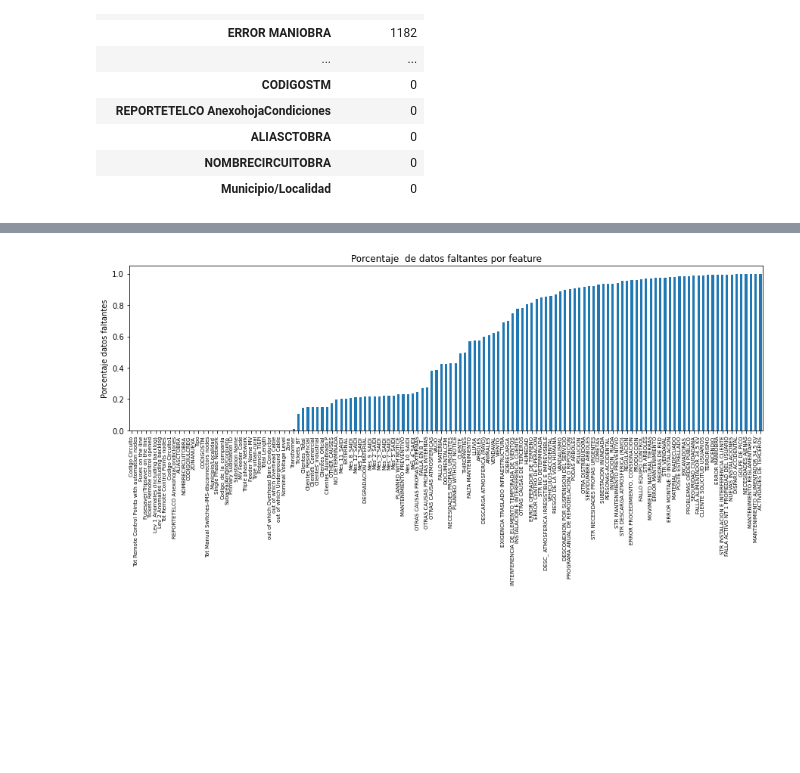
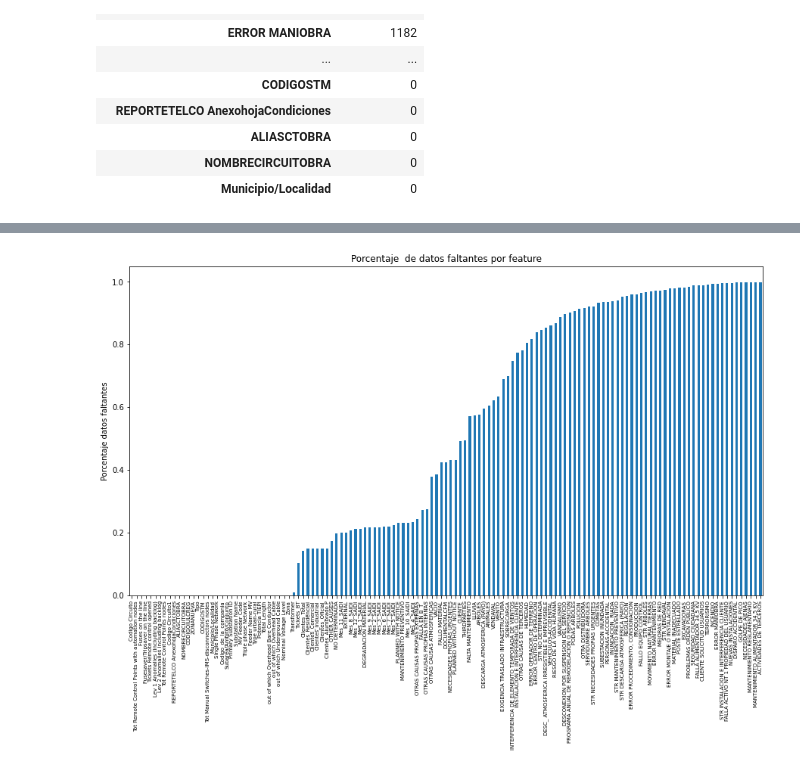
Before and after one commit to EduardoToledoMIAD/distribucion_potencia, a Jupyter notebook: src/notebooks/1_0_et_exploracion_inicial_datos.ipynb, the cells around one changed output, grey strips where cells are left out. Saved outputs shown, nothing was run; the diff lists cells and outputs as text; code cells hidden in the pictures; blank space fills up the shorter version.

```diff
--- a/src/notebooks/1_0_et_exploracion_inicial_datos.ipynb
+++ b/src/notebooks/1_0_et_exploracion_inicial_datos.ipynb
@@ -105,10 +116,10 @@ unique_values.plot.bar(logy=True, figsize=(15, 4), title="Valores unicos por fea
 # %%
 import matplotlib.pyplot as plt
 circuitos.isna().mean().sort_values().plot(
-    kind="bar", figsize=(15, 4),
+    kind="bar", figsize=(15, 8),
     title="Porcentaje  de datos faltantes por feature",
     ylabel="Porcentaje datos faltantes");
 plt.xticks(fontsize='x-small', rotation=90)
 plt.show()
 # %% [output]
-[figure, old version]
+[figure, new version]
```
Also changed, not shown: parts of 3 cells of this notebook, 5 other files.
